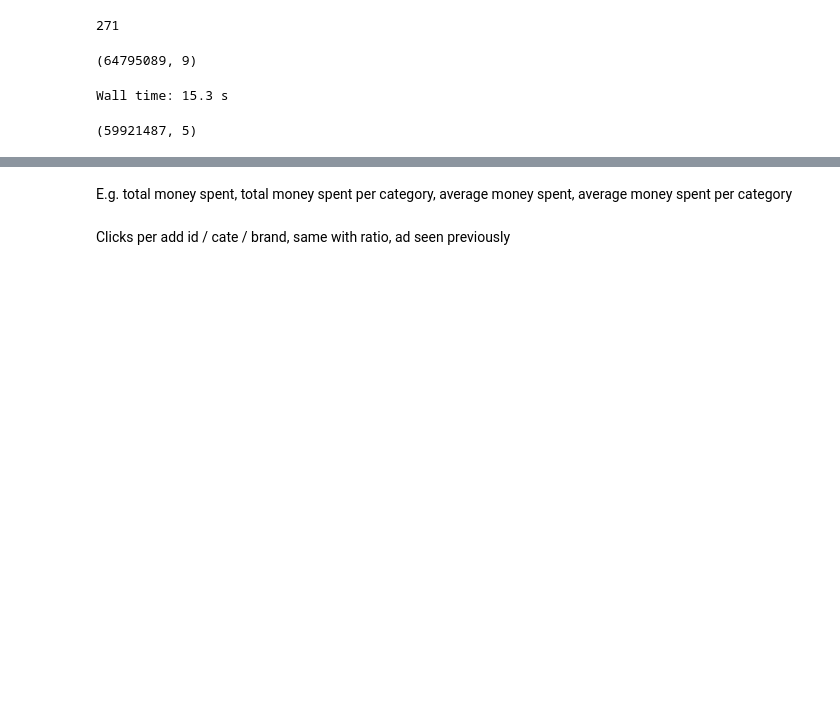
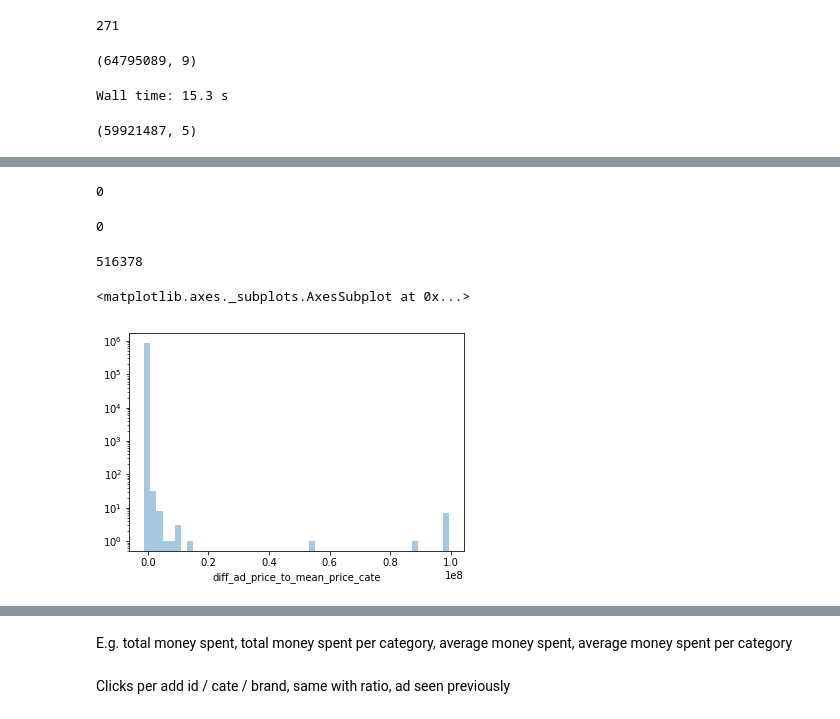
Before and after one commit to Sitorias/AdPrediction, a Jupyter notebook: Task 3 - Ad Prediction - Leo.ipynb, the cells around one changed output, grey strips where cells are left out. Cells and saved outputs as stored; diff of their text form; code cells hidden in the pictures; blank space fills up the shorter version.

```diff
--- a/Task 3 - Ad Prediction - Leo.ipynb
+++ b/Task 3 - Ad Prediction - Leo.ipynb
@@ -155,7 +152,7 @@ behavior_log
 # %% [markdown]
 ## Calculate total number of actions per user and per action type
 # %%
-behavior_groups = behavior_log.groupby(["user","btag"]).size().unstack()
-behavior_groups["total_actions"] = behavior_groups.sum(1) #rowsum
-behavior_groups = behavior_groups.fillna(0)
+behavior_groups_btags = behavior_log.groupby(["user","btag"]).size().unstack()
+behavior_groups_btags["total_actions"] = behavior_groups_btags.sum(1) #rowsum
+behavior_groups_btags = behavior_groups_btags.fillna(0)
 # %%
@@ -169,7 +166,7 @@ behavior_groups.head()
 | 37 | 10.0 | 5.0 | 37.0 | 1255.0 | 1307.0 |
 | 68 | 12.0 | 1.0 | 4.0 | 259.0 | 276.0 |
 # %%
-train = train.join(behavior_groups,on="user")
+train = train.join(behavior_groups_btags,on="user")
 # %% [markdown]
 ## Calculate number of actions in category
 # %%
@@ -290,0 +305,40 @@ Wall time: 15.3 s
+# %%
+#ads in trainset that are not in adfeature
+len(set(train.adgroup_id.unique())-set(ad_feature.adgroup_id.unique()))
+# %% [output]
+0
+# %%
+#ads in testset that are not in adfeature
+len(set(test.adgroup_id.unique())-set(ad_feature.adgroup_id.unique()))
+# %% [output]
+0
+# %%
+#ads in adfeature that are not in trainset
+len(set(ad_feature.adgroup_id.unique())-set(train.adgroup_id.unique()))
+# %% [output]
+516378
+# %%
+#average price per category
+mean_price_category = ad_feature.groupby("cate_id")["price"].mean()
+mean_price_category = mean_price_category.to_frame().reset_index().rename(index=str,columns={"price":"mean_price_category"})
+ad_feature = pd.merge(ad_feature,mean_price_category,how="left",left_on=["cate_id"], right_on=["cate_id"])
+
+#average price per brand
+mean_price_brand = ad_feature.groupby("brand")["price"].mean()
+mean_price_brand = mean_price_brand.to_frame().reset_index().rename(index=str,columns={"price":"mean_price_brand"})
+ad_feature = pd.merge(ad_feature,mean_price_brand,how="left",left_on=["brand"], right_on=["brand"])
+
+#difference: average price per category to ad price
+ad_feature["diff_ad_price_to_mean_price_cate"] = ad_feature.price-ad_feature.mean_price_category
+
+#difference: average price per brand to ad price
+ad_feature["diff_ad_price_to_mean_price_brand"] = ad_feature.price-ad_feature.mean_price_brand
+# %%
+#merge into train
+train = train.join(ad_feature.set_index(['cate_id', 'campaign_id', 'customer', 'brand', 'price',"adgroup_id"]),
+                   on=['cate_id', 'campaign_id', 'customer', 'brand', 'price',"adgroup_id"])
+# %%
+sns.distplot(ad_feature.diff_ad_price_to_mean_price_cate,hist_kws={"log":True},kde=False)
+# %% [output]
+<matplotlib.axes._subplots.AxesSubplot at 0x...>
+[figure, added]
```
Also changed, not shown: parts of 61 cells of this notebook.
